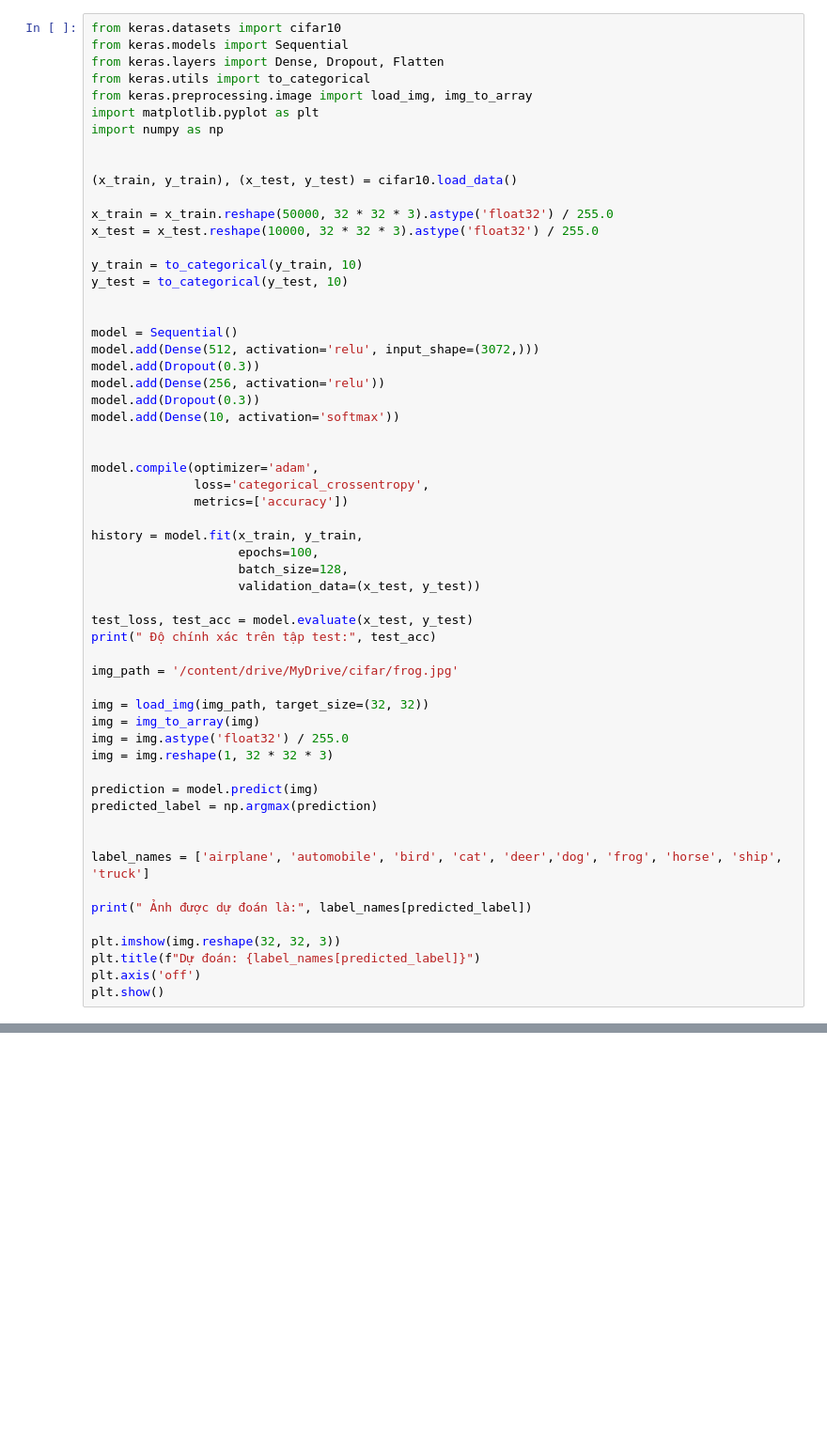
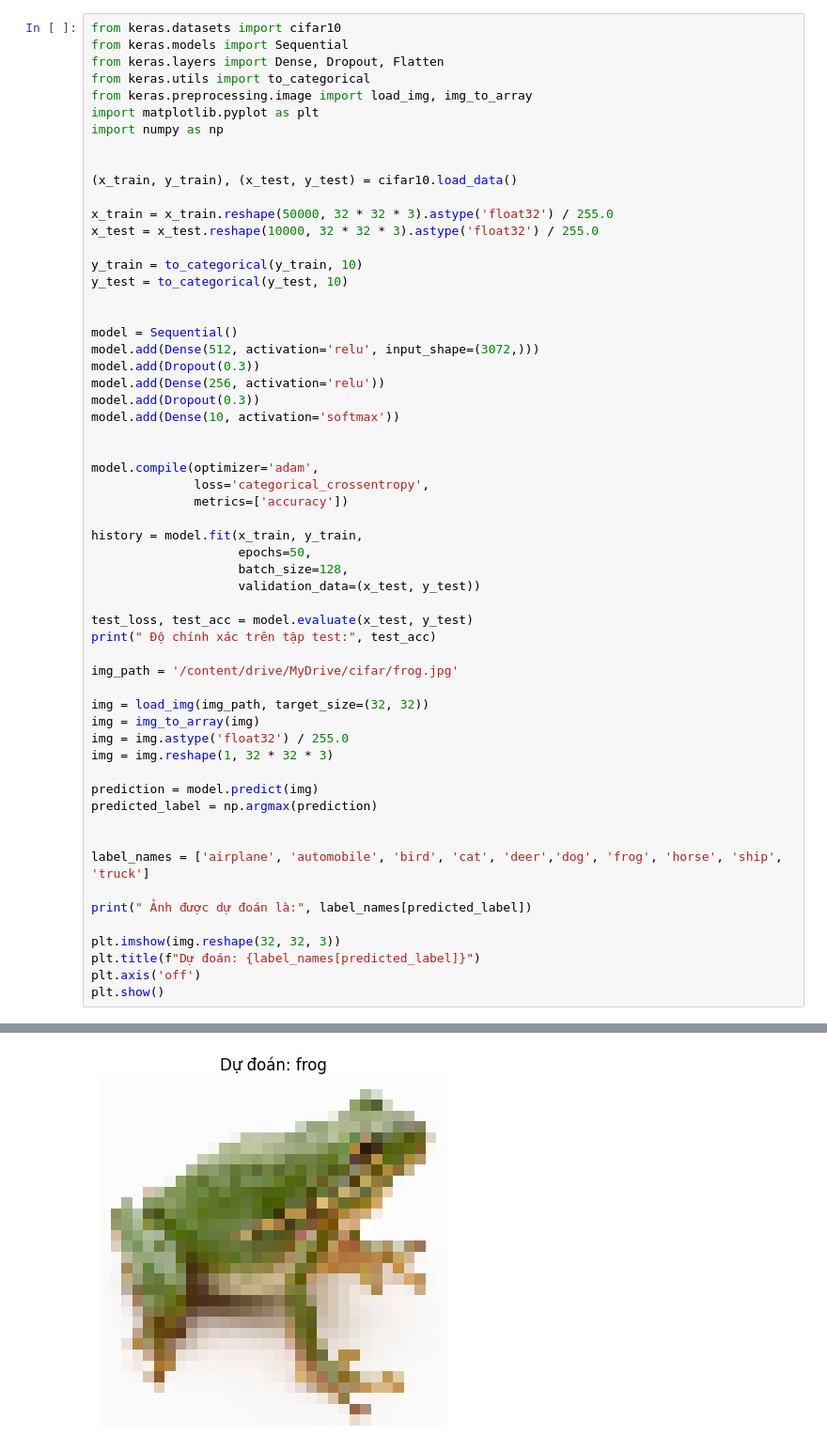
Before and after one commit to mnhtm187/Minh-T-m-31241027094, a Jupyter notebook: CIFAR10.ipynb, the cells around one changed output, grey strips where cells are left out. Shown at 94% size. Cells and saved outputs as stored; diff of their text form; blank space fills up the shorter version.

```diff
--- a/CIFAR10.ipynb
+++ b/CIFAR10.ipynb
@@ -417,7 +494,7 @@ model.compile(optimizer='adam',
               metrics=['accuracy'])
 
 history = model.fit(x_train, y_train,
-                    epochs=100,
+                    epochs=50,
                     batch_size=128,
                     validation_data=(x_test, y_test))
 
@@ -443,3 +520,4 @@ plt.imshow(img.reshape(32, 32, 3))
 plt.title(f"Dự đoán: {label_names[predicted_label]}")
 plt.axis('off')
 plt.show()
+# %% [output]
@@ -446,3 +543,4 @@ plt.show()
+[figure, added]
 # %%
 from keras.datasets import cifar10
 from keras.models import Sequential
```
Also changed, not shown: parts of 9 cells of this notebook.
